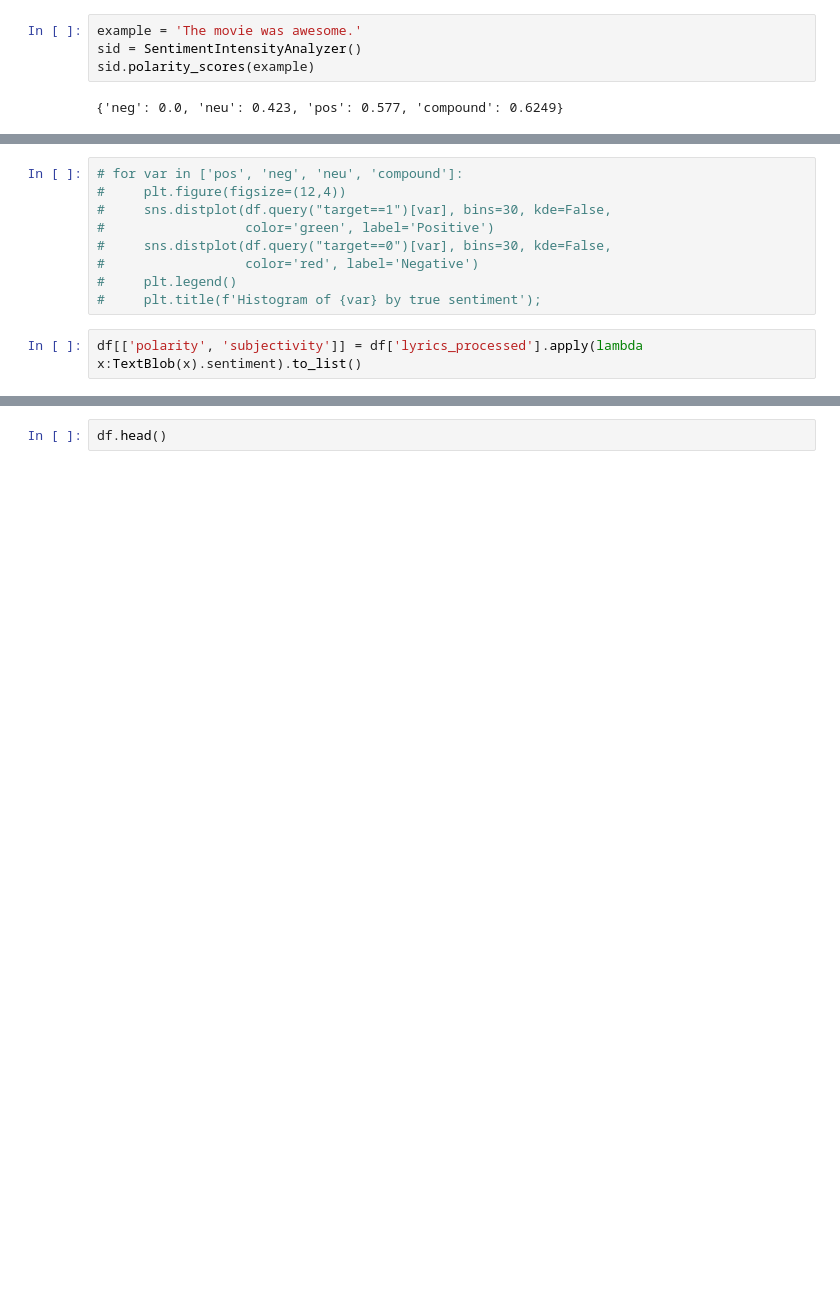
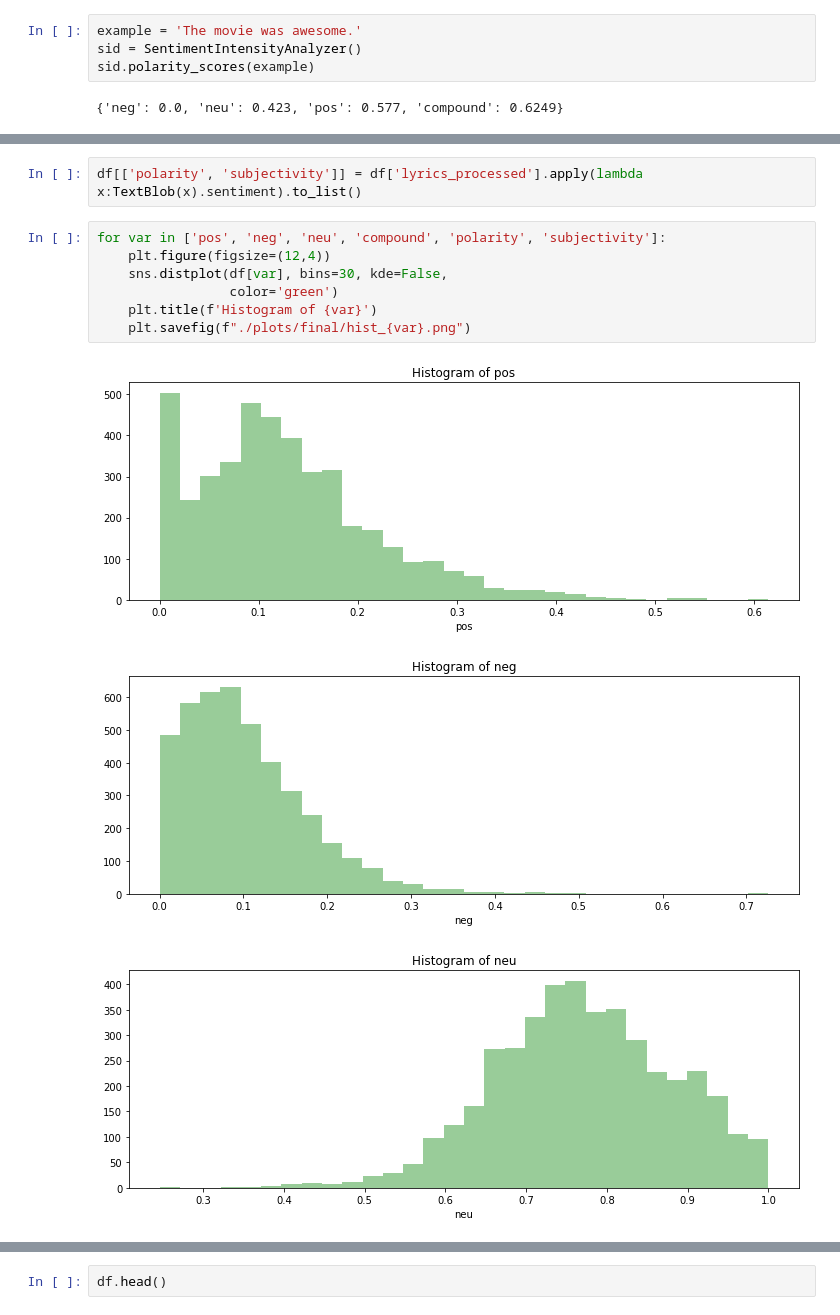
Before and after one commit to arora-ansh/HitPredictor-ML-Project, a Jupyter notebook: sentiment_analysis.ipynb, the cells around one changed output, grey strips where cells are left out. Saved outputs shown, nothing was run; the diff lists cells and outputs as text; blank space fills up the shorter version.

Commit message:
sentiment analysis + plot done

```diff
--- a/sentiment_analysis.ipynb
+++ b/sentiment_analysis.ipynb
@@ -47,14 +47,16 @@ df.head()
 | 2 | https://open.spotify.com/track/5k... | Rockabye (feat. Sean Paul & Anne-... | [Intro: Sean Paul]\r\nCall it lov... | call it love and devotion call it... | 0.058 | 0.712 | 0.229 | 0.9988 |
 | 3 | https://open.spotify.com/track/4p... | Let Me Love You DJ Snake | [Verse 1: Justin Bieber]\r\nI use... | i used to believe we were burnin'... | 0.213 | 0.575 | 0.212 | 0.9854 |
 | 4 | https://open.spotify.com/track/3N... | I Don’t Wanna Live Forever (Fifty... | [Verse 1: ZAYN]\r\nBeen sitting e... | been sitting eyes wide open behin... | 0.120 | 0.829 | 0.051 | -0.9750 |
-# %%
-# for var in ['pos', 'neg', 'neu', 'compound']:
-#     plt.figure(figsize=(12,4))
-#     sns.distplot(df.query("target==1")[var], bins=30, kde=False,
-#                  color='green', label='Positive')
-#     sns.distplot(df.query("target==0")[var], bins=30, kde=False,
-#                  color='red', label='Negative')
-#     plt.legend()
-#     plt.title(f'Histogram of {var} by true sentiment');
 # %%
 df[['polarity', 'subjectivity']] = df['lyrics_processed'].apply(lambda x:TextBlob(x).sentiment).to_list()
+# %%
+for var in ['pos', 'neg', 'neu', 'compound', 'polarity', 'subjectivity']:
+    plt.figure(figsize=(12,4))
+    sns.distplot(df[var], bins=30, kde=False,
+                 color='green')
+    plt.title(f'Histogram of {var}')
+    plt.savefig(f"./plots/final/hist_{var}.png")
+# %% [output]
+[figure, added]
+[figure, added]
+[figure, added]
```
Also changed, not shown: parts of 1 cell of this notebook, 6 other files.
